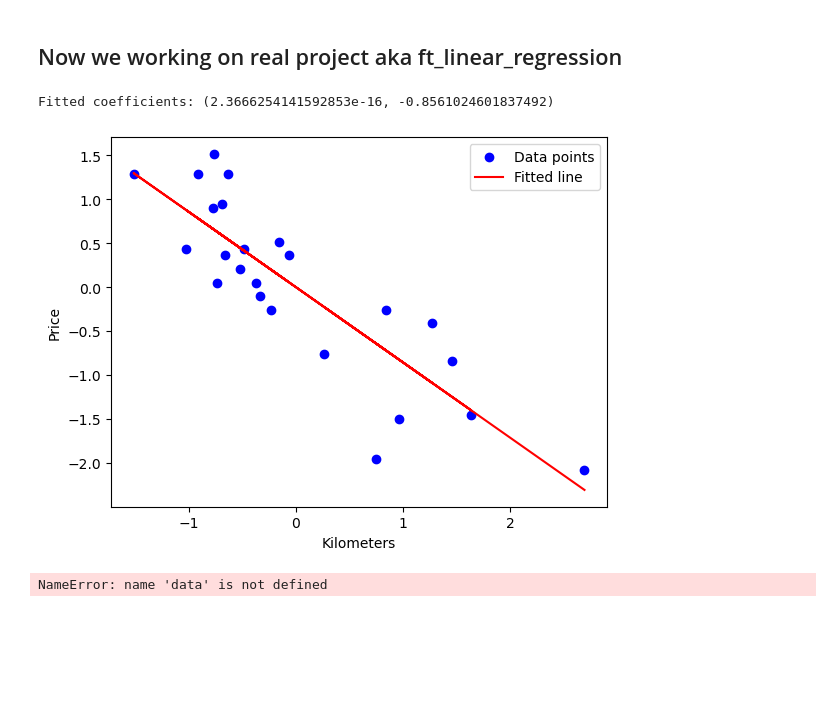
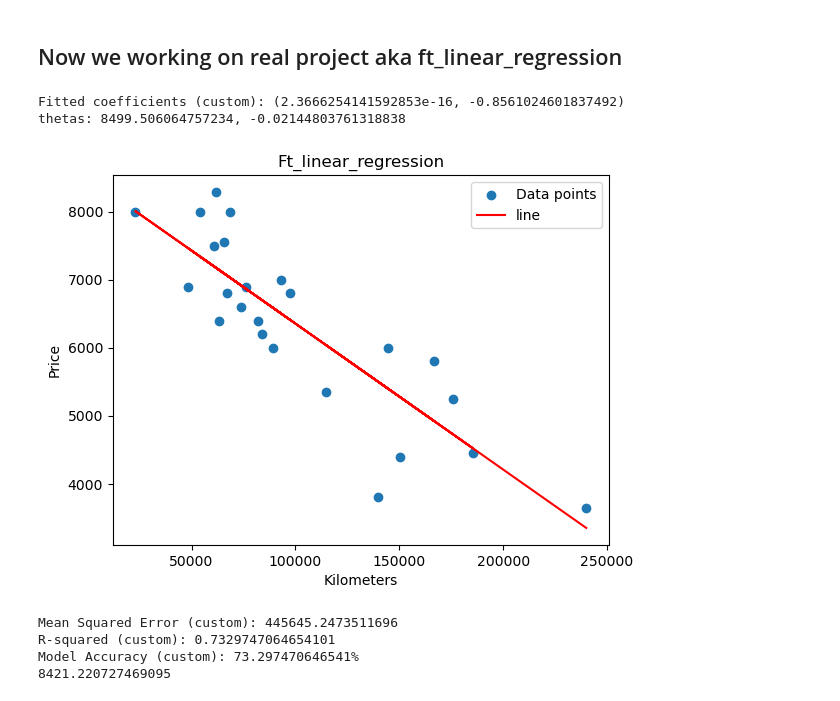
Before and after one commit to chukskull/linear_regression, a Jupyter notebook: ft_linear_regression.ipynb, the cells around one changed output. Cells and saved outputs as stored; diff of their text form; code cells hidden in the pictures; blank space fills up the shorter version.

```diff
--- a/ft_linear_regression.ipynb
+++ b/ft_linear_regression.ipynb
@@ -174,54 +174,100 @@ print(result)
 # %%
 %matplotlib inline
 # %%
+
 class LinearRegression1337:
 	def __init__(self):
 		self.theta = np.zeros(2)
 		self.iterations = 1000
-		self.data = pd.read_csv('data.csv')
+		self.data = pd.read_csv('data_v2.csv')
 		self.alpha = 0.01  # learning rate
 		self.m = len(self.data)
 		self.x1 = np.array(self.data['km'])
 		self.y1 = np.array(self.data['price'])
 
-		self.x = (self.x1 - np.mean(self.x1)) / np.std(self.x1)
-		self.y = (self.y1 - np.mean(self.y1)) / np.std(self.y1)
+		self.mean_x1 = np.mean(self.x1)
+		self.std_x1 = np.std(self.x1)
+		self.mean_y1 = np.mean(self.y1)
+		self.std_y1 = np.std(self.y1)
+
+		self.x = (self.x1 - self.mean_x1) / self.std_x1
+		self.y = (self.y1 - self.mean_y1) / self.std_y1
 		self.X = np.vstack((np.ones(self.m), self.x)).T
 
 	def gradient_descent(self):
 		for _ in range(self.iterations):
 			y_pred = self.X.dot(self.theta)
 			grad = 1/self.m * self.X.T.dot(y_pred - self.y)
 			self.theta -= self.alpha * grad
 		return self.theta
 
 	def fit(self):
 		self.theta = self.gradient_descent()
 		return self.theta
 
 	def predict(self, x):
-		x_standardized = (x - np.mean(self.x1)) / np.std(self.x1)
+		x_standardized = (x - self.mean_x1) / self.std_x1
 		X_pred = np.vstack((np.ones(len(x_standardized)), x_standardized)).T
-		return X_pred.dot(self.theta)
+		y_pred_standardized = X_pred.dot(self.theta)
+		return y_pred_standardized * self.std_y1 + self.mean_y1
 
 	def plot_fit(self):
-		plt.scatter(self.x, self.y, color='blue', label='Data points')
-		plt.plot(self.x, self.predict(self.x1), color='red', label='Fitted line')
-		plt.xlabel('Kilometers')
-		plt.ylabel('Price')
-		plt.legend()
+		fig, ax = plt.subplots()
+		ax.scatter(self.x1, self.y1, cmap='winter', label='Data points')
+		ax.plot(self.x1, self.predict(self.x1),color='red', label='line')
+		ax.set(ylabel='Price', xlabel='Kilometers', title="Ft_linear_regression")
+		ax.legend()
 		plt.show()
+
+	def mse(self):
+		y_pred = self.predict(self.x1)
+		mse_value = np.mean((self.y1 - y_pred) ** 2)
+		return mse_value
+
+	def r_squared(self):
+		y_pred = self.predict(self.x1)
+		ss_total = np.sum((self.y1 - np.mean(self.y1)) ** 2)
+		ss_residual = np.sum((self.y1 - y_pred) ** 2)
+		r2 = 1 - (ss_residual / ss_total)
+		return r2
+
+	def model_accuracy(self):
+		r2 = self.r_squared()
+		return r2 * 100
+
+	def print_metrics(self):
+		mse_value = self.mse()
+		r2_value = self.r_squared()
+		accuracy = self.model_accuracy()
+		print(f"Mean Squared Error (custom): {mse_value}")
+		print(f"R-squared (custom): {r2_value}")
+		print(f"Model Accuracy (custom): {accuracy}%")
+	def get_thatas(self):
+		theta1_original = self.theta[1] * (self.std_y1 / self.std_x1)
+		theta0_original = self.mean_y1 + self.std_y1 * self.theta[0] - theta1_original * self.mean_x1
+		return theta0_original , theta1_original
+
 
 # Example usage:
 model = LinearRegression1337()
 theta = model.fit()
-print(f"Fitted coefficients: {theta[0], theta[1]}")
+thetas = model.get_thatas()
+print(f"Fitted coefficients (custom): {theta[0], theta[1]}")
+print(f"thetas: {thetas[0]}, {thetas[1]}")
 model.plot_fit()
 
 # Predicting after standardization
-predictions = model.predict(np.array(data['km']))
-print(predictions)
+predictions = model.predict(np.array(model.data['km']))
+pd.DataFrame(predictions, model.data['price']).to_csv("predicted.csv")
+
+# Calculate and print MSE, R-squared, and model accuracy
+model.print_metrics()
+print(3650 * thetas[1] + thetas[0])
 # %% [output]
-Fitted coefficients: (2.3666254141592853e-16, -0.8561024601837492)
+Fitted coefficients (custom): (2.3666254141592853e-16, -0.8561024601837492)
+thetas: 8499.506064757234, -0.02144803761318838
-[figure, old version]
+[figure, new version]
-NameError: name 'data' is not defined
+Mean Squared Error (custom): 445645.2473511696
+R-squared (custom): 0.7329747064654101
+Model Accuracy (custom): 73.297470646541%
+8421.220727469095
```
Also changed, not shown: parts of 3 cells of this notebook, 3 other files.
